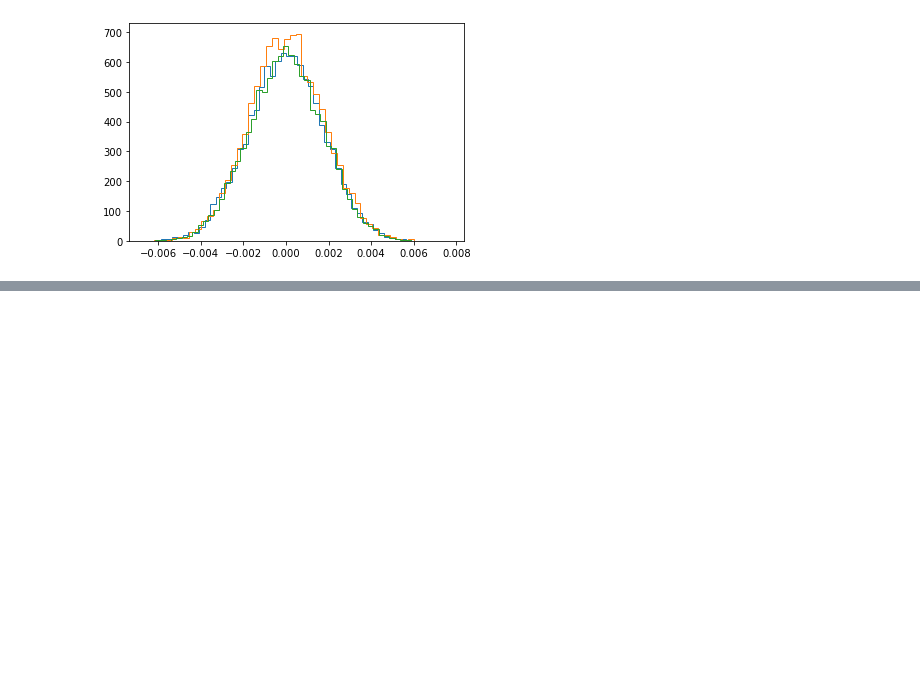
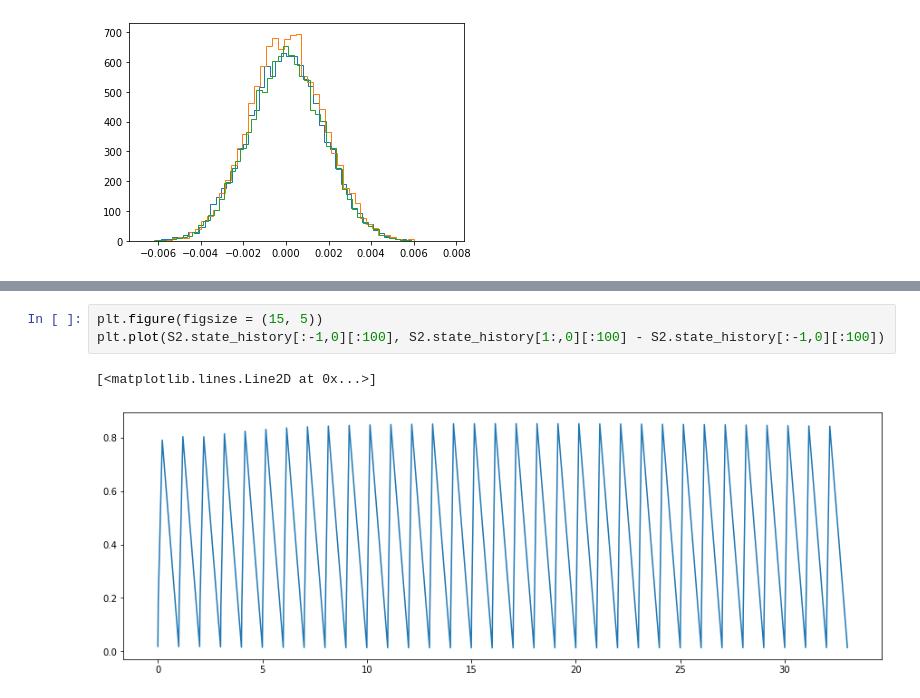
Before and after one commit to thomas7392/spacecraftattitudecontrol, a Jupyter notebook: Q4.ipynb, the cells around one changed output, grey strips where cells are left out. Saved outputs shown, nothing was run; the diff lists cells and outputs as text; blank space fills up the shorter version.

```diff
--- a/Q4.ipynb
+++ b/Q4.ipynb
@@ -104,0 +111,6 @@ for i, ax in enumerate(axes.T.flat):
+# %%
+plt.figure(figsize = (15, 5))
+plt.plot(S2.state_history[:-1,0][:100], S2.state_history[1:,0][:100] - S2.state_history[:-1,0][:100])
+# %% [output]
+[<matplotlib.lines.Line2D at 0x...>]
+[figure, added]
```
Also changed, not shown: parts of 1 cell of this notebook, 10 other files.
